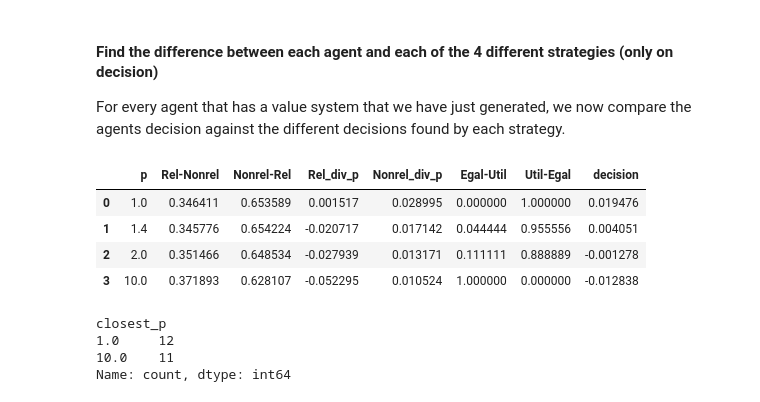
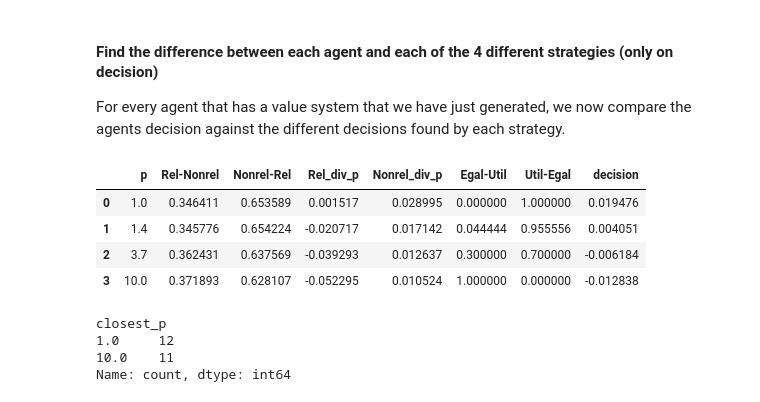
Before and after one commit to JosephTrevorrow/ValueSystemsAggregation, a Jupyter notebook: data_analysis/single_example_data_analysis_notebooks/agent_decision_analysis.ipynb, the cells around one changed output. Cells and saved outputs as stored; diff of their text form; code cells hidden in the pictures.

Commit message:
added final datasets and updated key points
HCVA debugged, synethic data added and readme updated.

```diff
--- a/data_analysis/single_example_data_analysis_notebooks/agent_decision_analysis.ipynb
+++ b/data_analysis/single_example_data_analysis_notebooks/agent_decision_analysis.ipynb
@@ -58,7 +58,8 @@ For every agent that has a value system that we have just generated, we now comp
 ###
 
 ############
-hcva = 2.0
+test_case = "Bottom Quartile"
+hcva = 3.7
 ############
 
 relevent_consensuses =  [1.0, 1.4, hcva, 10.0]
@@ -69,34 +70,34 @@ actions_filename = "/home/ia23938/Documents/GitHub/ValueSystemsAggregation/data/
 preference_filename = '/home/ia23938/Documents/GitHub/ValueSystemsAggregation/data/ess_example_data/single_example_results/single_example/08-01-2025-preferences.csv'
 
 final_df_savename = "/home/ia23938/Documents/GitHub/ValueSystemsAggregation/data/ess_example_data/02-01-2025-ess-relevant-consensus.csv"
 
 pref_df = pd.read_csv(preference_filename)
 act_df = pd.read_csv(actions_filename)
 cons_df = pd.merge(pref_df, act_df, on='p')
 cons_df['p'] = cons_df['p'].round(1)
 # for each row, find the corresponding Util-Egal and Egal-Util values (where P=1.0 has Util-Egal=1.0 and Egal-Util=0.0, and P=10.0 has Util-Egal=0.0 and Egal-Util=1.0)
 for index, row in cons_df.iterrows():
     cons_df.at[index, 'Egal-Util'] = (row['p'] - 1) / 9
     cons_df.at[index, 'Util-Egal'] = 1 - cons_df.at[index, 'Egal-Util']
 
 # As of 14/11, using processed_data_one_action_with_factor_2.5_5.0 P values 1.0-1.7 are for the scheme, 1.8 - 10.0 are against
 against_scheme = list(np.arange(1.8, 10.0, 0.1))
 for_scheme = list(np.arange(1.0, 1.7, 0.1))
 against_scheme = [round(num, 1) for num in against_scheme]
 for_scheme = [round(num, 1) for num in for_scheme]
 
 final_df = pd.DataFrame()
 for consensus in relevent_consensuses:
     filtered_df = cons_df[cons_df['p'] == consensus][relevant_columns]
     filtered_df['decision'] = (filtered_df['Rel_div_p'] * filtered_df['Rel-Nonrel']) + (filtered_df['Nonrel_div_p'] * filtered_df['Nonrel-Rel'])
     final_df = pd.concat([final_df, filtered_df], ignore_index=True)
 final_df.to_csv(final_df_savename)
 final_df
 # %% [output]
 |  | p | Rel-Nonrel | Nonrel-Rel | Rel_div_p | Nonrel_div_p | Egal-Util | Util-Egal | decision |
 | 0 | 1.0 | 0.346411 | 0.653589 | 0.001517 | 0.028995 | 0.000000 | 1.000000 | 0.019476 |
 | 1 | 1.4 | 0.345776 | 0.654224 | -0.020717 | 0.017142 | 0.044444 | 0.955556 | 0.004051 |
-| 2 | 2.0 | 0.351466 | 0.648534 | -0.027939 | 0.013171 | 0.111111 | 0.888889 | -0.001278 |
+| 2 | 3.7 | 0.362431 | 0.637569 | -0.039293 | 0.012637 | 0.300000 | 0.700000 | -0.006184 |
 | 3 | 10.0 | 0.371893 | 0.628107 | -0.052295 | 0.010524 | 1.000000 | 0.000000 | -0.012838 |
 # %%
 strategy_df = final_df
```
Also changed, not shown: parts of 2 cells of this notebook, 18 other files.
